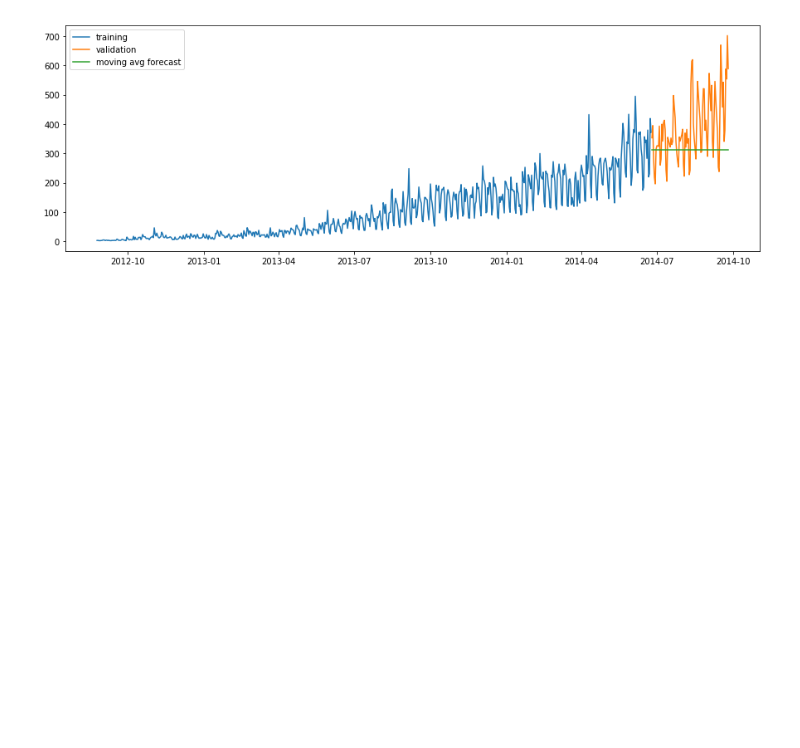
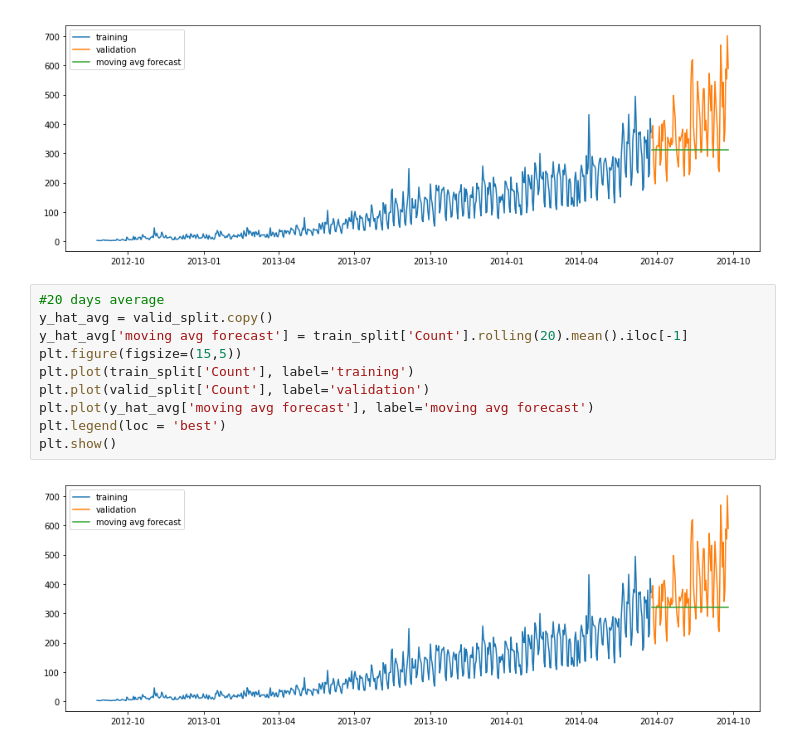
Before and after one commit to poojaphadke/Time-Series-Projects, a Jupyter notebook: Time_Series_Analysis.ipynb, the cells around one changed output. Saved outputs shown, nothing was run; the diff lists cells and outputs as text; blank space fills up the shorter version.

Commit message:
moving avg 20 days

```diff
--- a/Time_Series_Analysis.ipynb
+++ b/Time_Series_Analysis.ipynb
@@ -217,3 +217,15 @@ plt.legend(loc = 'best')
 plt.show()
 # %% [output]
 [figure]
+# %%
+#20 days average
+y_hat_avg = valid_split.copy()
+y_hat_avg['moving avg forecast'] = train_split['Count'].rolling(20).mean().iloc[-1]
+plt.figure(figsize=(15,5))
+plt.plot(train_split['Count'], label='training')
+plt.plot(valid_split['Count'], label='validation')
+plt.plot(y_hat_avg['moving avg forecast'], label='moving avg forecast')
+plt.legend(loc = 'best')
+plt.show()
+# %% [output]
+[figure, added]
```
